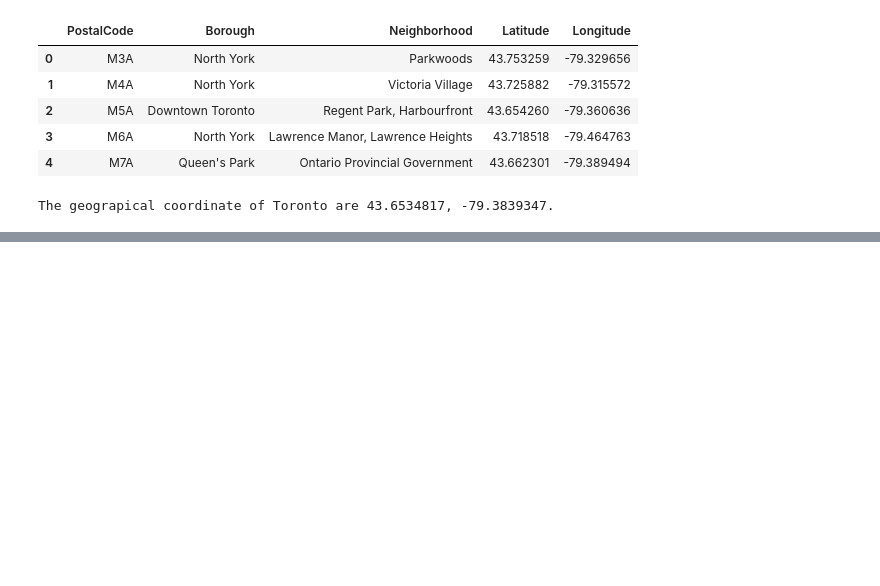
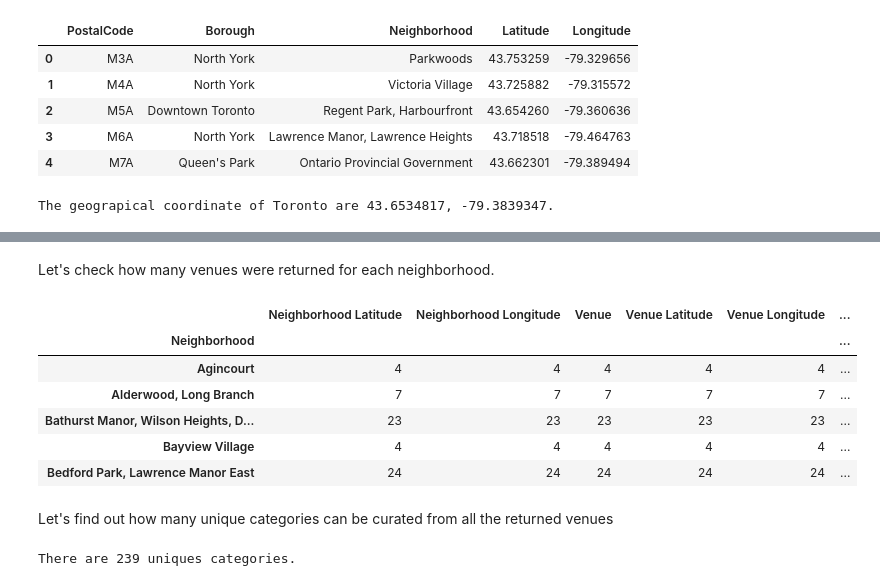
Before and after one commit to lmman724/Assignment_Toronto, a Jupyter notebook: Week 3 - Project Capstone in Applied Data Science Capstone - assignment 3.ipynb, the cells around one changed output, grey strips where cells are left out. Saved outputs shown, nothing was run; the diff lists cells and outputs as text; code cells hidden in the pictures; blank space fills up the shorter version.

Commit message:
update code for assignment 3

```diff
--- a/Week 3 - Project Capstone in Applied Data Science Capstone - assignment 3.ipynb
+++ b/Week 3 - Project Capstone in Applied Data Science Capstone - assignment 3.ipynb
@@ -8,4 +26,4 @@ import folium
 # %%
 # import data about assignment 2, we have 4 columns in dataframe after assignment 2 is PostalCode, Borough, Neighborhood, Latitude, Longtitude
-df_canada = pd.read_csv('C:/Users/hp/Documents/Jupiter_Notebook/Applied Data Science Capstone/Assignment_Toronto_week 3/Assignment_Toronto/data_canada_complete.csv')
+df_toronto = pd.read_csv('C:/Users/hp/Documents/Jupiter_Notebook/Applied Data Science Capstone/Assignment_Toronto_week 3/Assignment_Toronto/data_canada_complete.csv')
 # %%
@@ -30,12 +50,12 @@ The geograpical coordinate of Toronto are 43.6534817, -79.3839347.
 # %%
 # create map of Manhattan using latitude and longitude values
-map_canada = folium.Map(location=[latitude, longitude], zoom_start=11)
-map_canada
+map_toronto = folium.Map(location=[latitude, longitude], zoom_start=11)
+map_toronto
 # %% [output]
 [interactive output not drawn]
 # %%
 # add markers to map
-for lat, lng, label in zip(df_canada['Latitude'], df_canada['Longitude'], df_canada['Neighborhood']):
+for lat, lng, label in zip(df_toronto['Latitude'], df_toronto['Longitude'], df_toronto['Neighborhood']):
     label = folium.Popup(label, parse_html=True)
     folium.CircleMarker(
         [lat, lng],
@@ -45,8 +65,8 @@ for lat, lng, label in zip(df_canada['Latitude'], df_canada['Longitude'], df_can
         fill=True,
         fill_color='#3186cc',
         fill_opacity=0.7,
-        parse_html=False).add_to(map_canada)
+        parse_html=False).add_to(map_toronto)
 
-map_canada
+map_toronto
 # %% [output]
 [interactive output not drawn]
@@ -52,0 +156,6 @@ map_canada
+# %%
+# type your answer here
+toronto_venues = getNearbyVenues(names=df_toronto['Neighborhood'],
+                                   latitudes=df_toronto['Latitude'],
+                                   longitudes=df_toronto['Longitude']
+                                  )
@@ -52,0 +191,18 @@ map_canada
+# %% [markdown]
+Let's check how many venues were returned for each neighborhood.
+# %%
+toronto_venues.groupby("Neighborhood").count().head()
+# %% [output]
+|  | Neighborhood Latitude | Neighborhood Longitude | Venue | Venue Latitude | Venue Longitude | ... |
+| Neighborhood |  |  |  |  |  | ... |
+| Agincourt | 4 | 4 | 4 | 4 | 4 | ... |
+| Alderwood, Long Branch | 7 | 7 | 7 | 7 | 7 | ... |
+| Bathurst Manor, Wilson Heights, D... | 23 | 23 | 23 | 23 | 23 | ... |
+| Bayview Village | 4 | 4 | 4 | 4 | 4 | ... |
+| Bedford Park, Lawrence Manor East | 24 | 24 | 24 | 24 | 24 | ... |
+# %% [markdown]
+Let's find out how many unique categories can be curated from all the returned venues
+# %%
+print('There are {} uniques categories.'.format(len(Toronto_venues['Venue Category'].unique())))
+# %% [output]
+There are 239 uniques categories.
```
Also changed, not shown: parts of 35 cells of this notebook, 2 other files.
